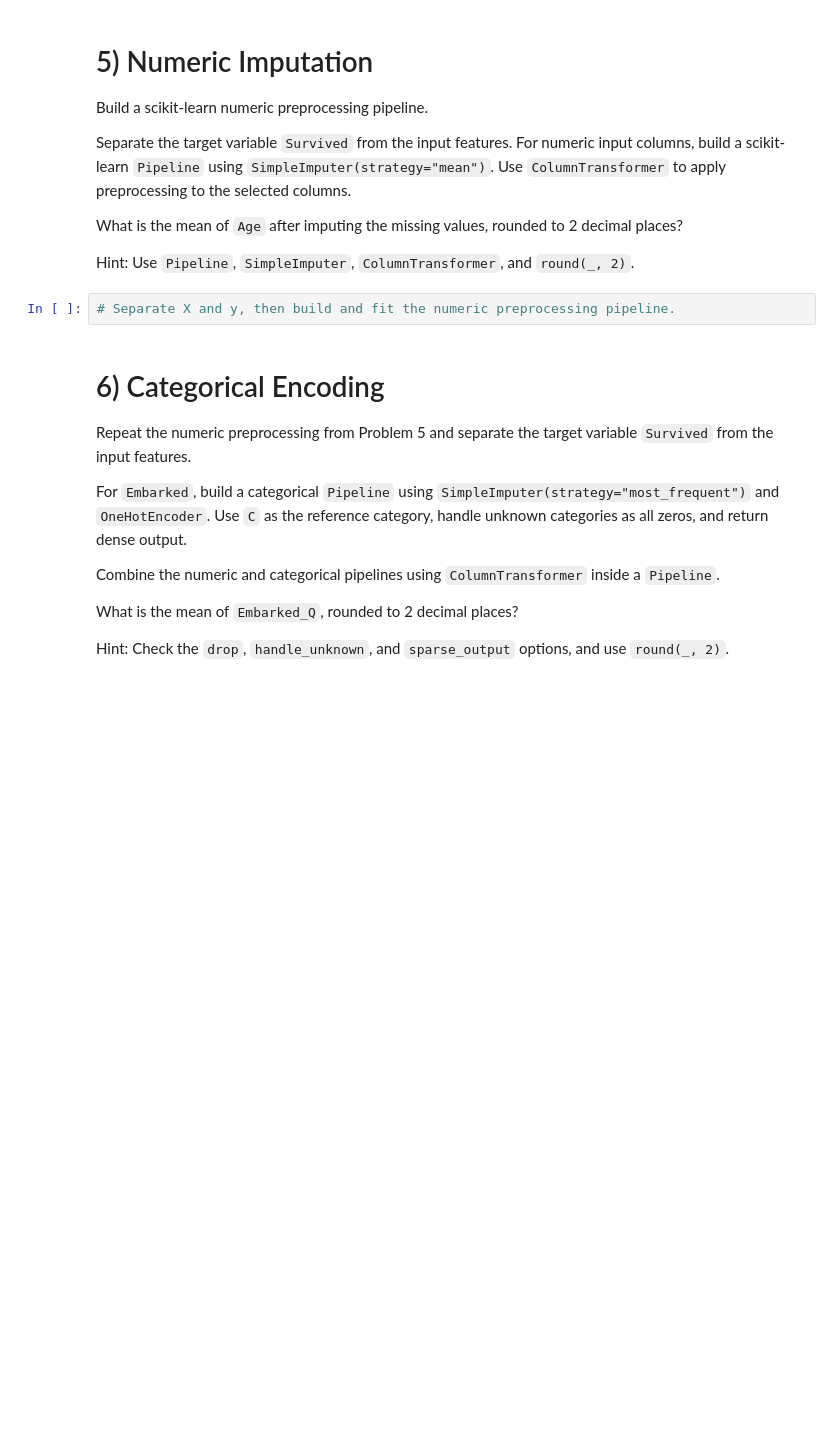
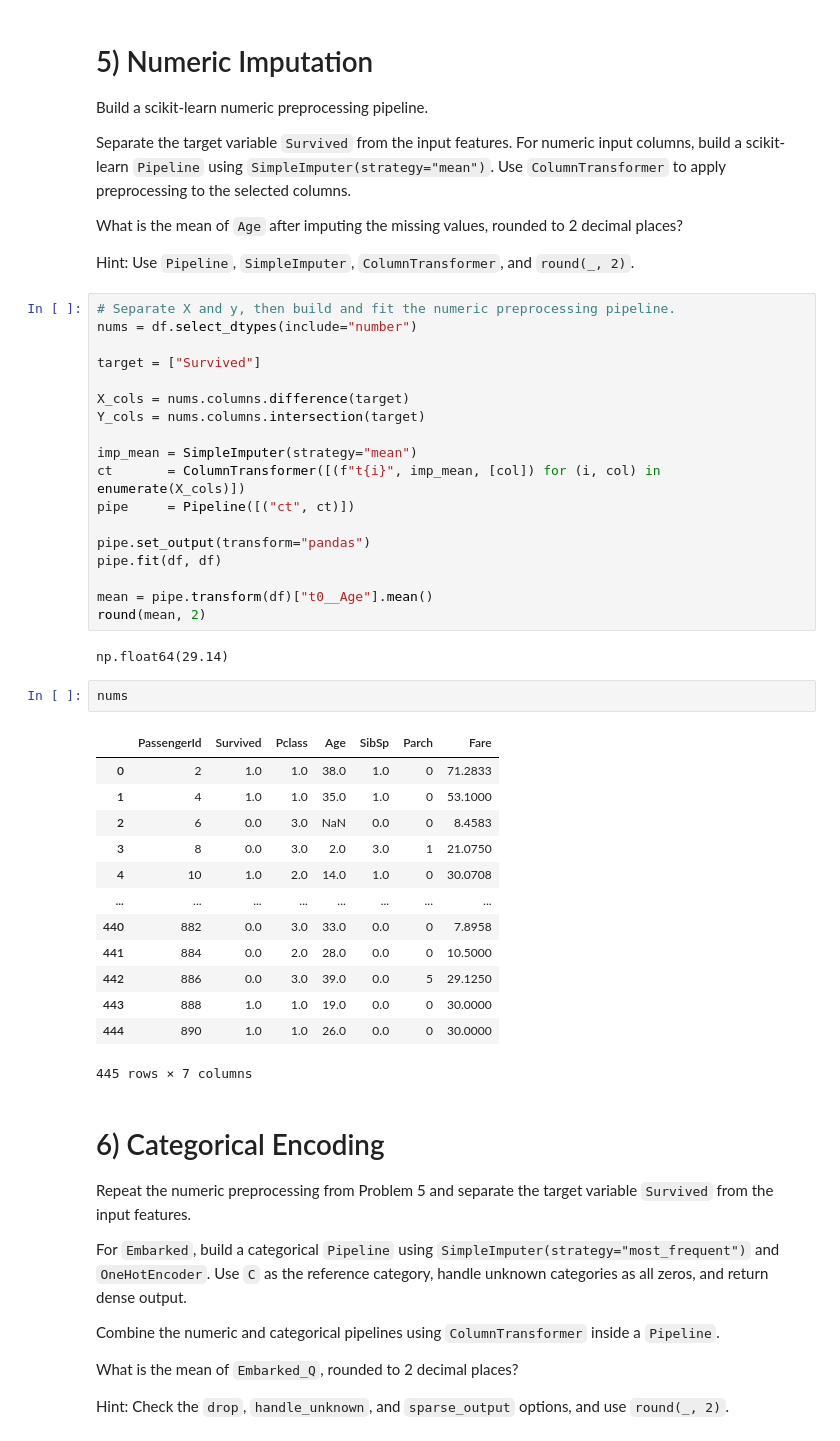
Before and after one commit to ForeverFlank/dsde, a Jupyter notebook: 02_dataprep_01_2026s1/Assignment2_TitanicDataPrep_ToStudent.ipynb, the cells around one changed output. Drawn from its saved outputs; the diff is of its cells as text; blank space fills up the shorter version.

```diff
--- a/02_dataprep_01_2026s1/Assignment2_TitanicDataPrep_ToStudent.ipynb
+++ b/02_dataprep_01_2026s1/Assignment2_TitanicDataPrep_ToStudent.ipynb
@@ -95,8 +110,42 @@ Separate the target variable `Survived` from the input features. For numeric inp
 What is the mean of `Age` after imputing the missing values, rounded to 2 decimal places?
 
 Hint: Use `Pipeline`, `SimpleImputer`, `ColumnTransformer`, and `round(_, 2)`.
-# %%
-# Separate X and y, then build and fit the numeric preprocessing pipeline.
+# %%
+# Separate X and y, then build and fit the numeric preprocessing pipeline.
+nums = df.select_dtypes(include="number")
+
+target = ["Survived"]
+
+X_cols = nums.columns.difference(target)
+Y_cols = nums.columns.intersection(target)
+
+imp_mean = SimpleImputer(strategy="mean")
+ct       = ColumnTransformer([(f"t{i}", imp_mean, [col]) for (i, col) in enumerate(X_cols)])
+pipe     = Pipeline([("ct", ct)])
+
+pipe.set_output(transform="pandas")
+pipe.fit(df, df)
+
+mean = pipe.transform(df)["t0__Age"].mean()
+round(mean, 2)
+# %% [output]
+np.float64(29.14)
+# %%
+nums
+# %% [output]
+|  | PassengerId | Survived | Pclass | Age | SibSp | Parch | Fare |
+| 0 | 2 | 1.0 | 1.0 | 38.0 | 1.0 | 0 | 71.2833 |
+| 1 | 4 | 1.0 | 1.0 | 35.0 | 1.0 | 0 | 53.1000 |
+| 2 | 6 | 0.0 | 3.0 | NaN | 0.0 | 0 | 8.4583 |
+| 3 | 8 | 0.0 | 3.0 | 2.0 | 3.0 | 1 | 21.0750 |
+| 4 | 10 | 1.0 | 2.0 | 14.0 | 1.0 | 0 | 30.0708 |
+| ... | ... | ... | ... | ... | ... | ... | ... |
+| 440 | 882 | 0.0 | 3.0 | 33.0 | 0.0 | 0 | 7.8958 |
+| 441 | 884 | 0.0 | 2.0 | 28.0 | 0.0 | 0 | 10.5000 |
+| 442 | 886 | 0.0 | 3.0 | 39.0 | 0.0 | 5 | 29.1250 |
+| 443 | 888 | 1.0 | 1.0 | 19.0 | 0.0 | 0 | 30.0000 |
+| 444 | 890 | 1.0 | 1.0 | 26.0 | 0.0 | 0 | 30.0000 |
+445 rows × 7 columns
 # %% [markdown]
 # 6) Categorical Encoding
 
```
Also changed, not shown: parts of 7 cells of this notebook, 1 other file.
